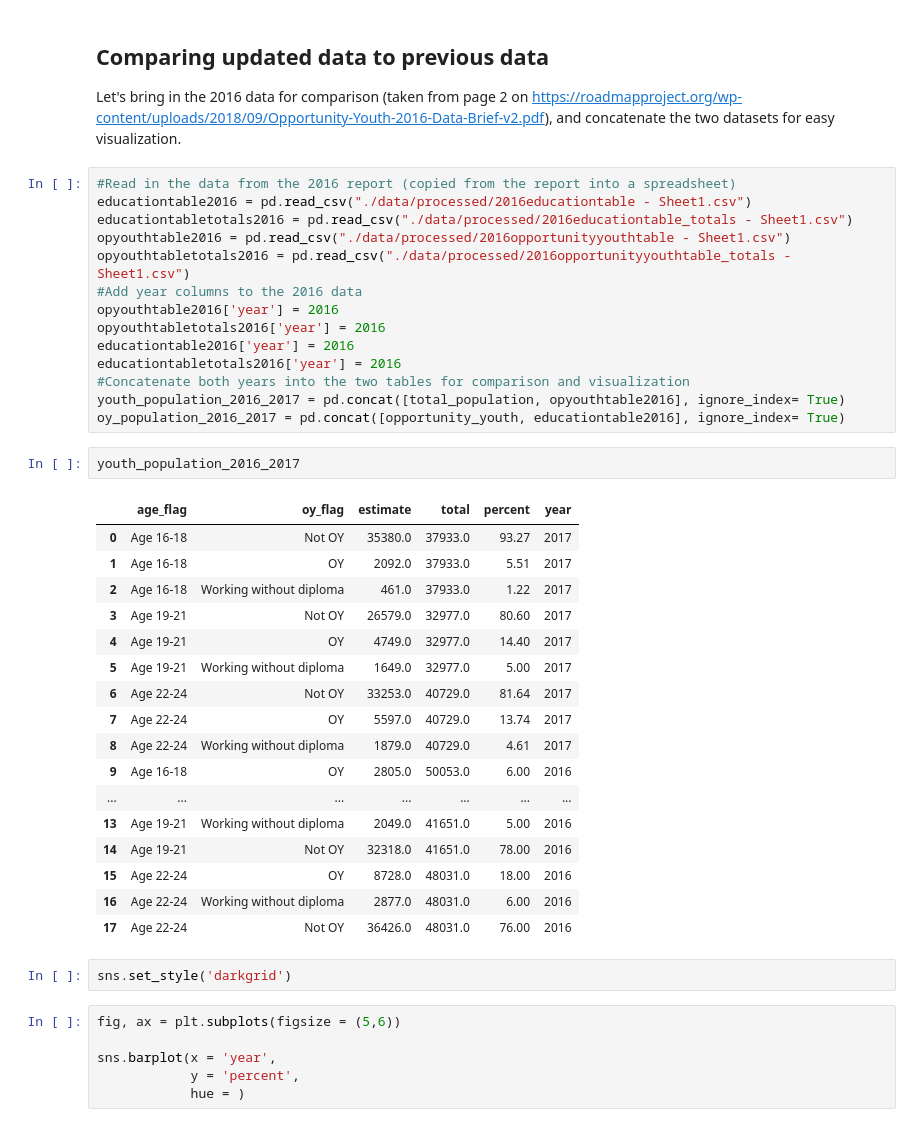
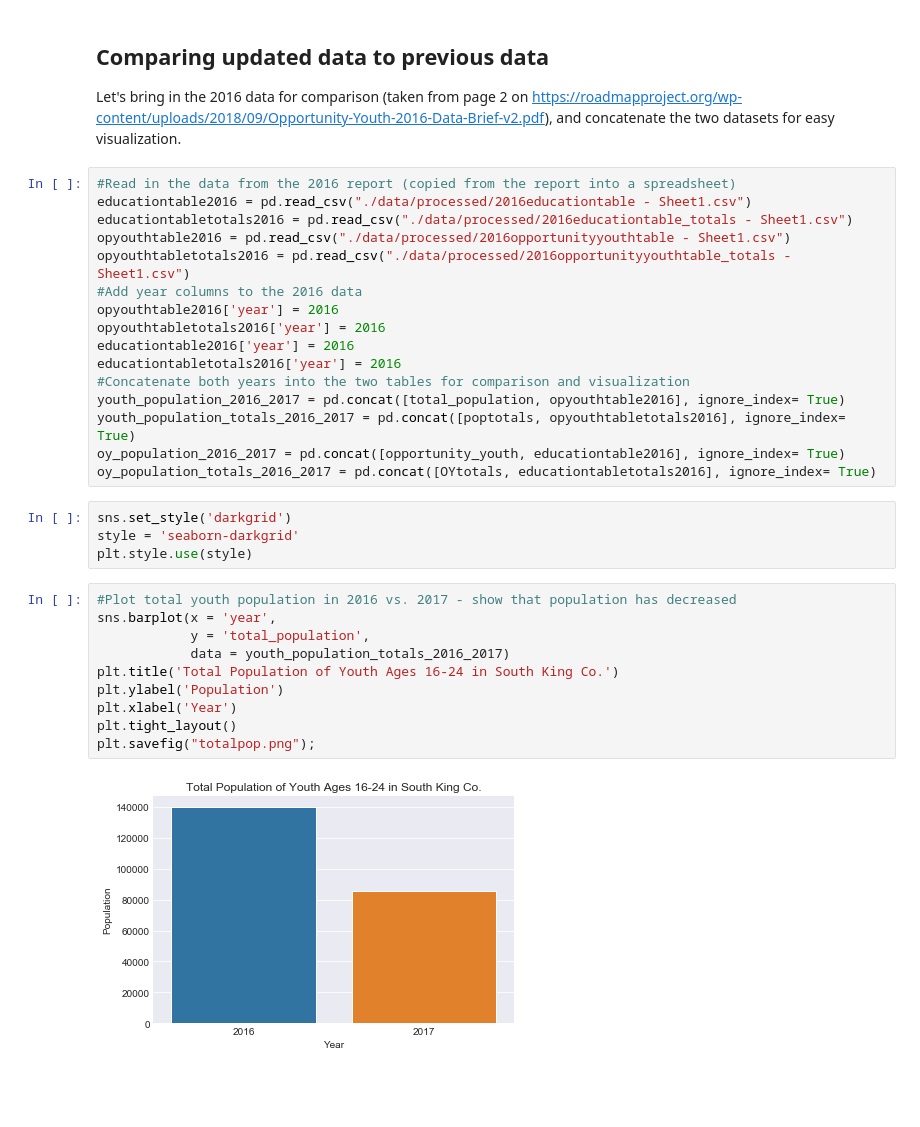
Before and after one commit to cenuno/opportunity_youth, a Jupyter notebook: Opportunity_Youth_Notebook.ipynb, the cells around one changed output. Drawn from its saved outputs; the diff is of its cells as text; blank space fills up the shorter version.

Commit message:
Added beginning bar plots

```diff
--- a/Opportunity_Youth_Notebook.ipynb
+++ b/Opportunity_Youth_Notebook.ipynb
@@ -191,32 +190,22 @@ educationtable2016['year'] = 2016
 educationtabletotals2016['year'] = 2016
 #Concatenate both years into the two tables for comparison and visualization
 youth_population_2016_2017 = pd.concat([total_population, opyouthtable2016], ignore_index= True)
+youth_population_totals_2016_2017 = pd.concat([poptotals, opyouthtabletotals2016], ignore_index= True)
 oy_population_2016_2017 = pd.concat([opportunity_youth, educationtable2016], ignore_index= True)
+oy_population_totals_2016_2017 = pd.concat([OYtotals, educationtabletotals2016], ignore_index= True)
-# %%
-youth_population_2016_2017
-# %% [output]
-|  | age_flag | oy_flag | estimate | total | percent | year |
-| 0 | Age 16-18 | Not OY | 35380.0 | 37933.0 | 93.27 | 2017 |
-| 1 | Age 16-18 | OY | 2092.0 | 37933.0 | 5.51 | 2017 |
-| 2 | Age 16-18 | Working without diploma | 461.0 | 37933.0 | 1.22 | 2017 |
-| 3 | Age 19-21 | Not OY | 26579.0 | 32977.0 | 80.60 | 2017 |
-| 4 | Age 19-21 | OY | 4749.0 | 32977.0 | 14.40 | 2017 |
-| 5 | Age 19-21 | Working without diploma | 1649.0 | 32977.0 | 5.00 | 2017 |
-| 6 | Age 22-24 | Not OY | 33253.0 | 40729.0 | 81.64 | 2017 |
-| 7 | Age 22-24 | OY | 5597.0 | 40729.0 | 13.74 | 2017 |
-| 8 | Age 22-24 | Working without diploma | 1879.0 | 40729.0 | 4.61 | 2017 |
-| 9 | Age 16-18 | OY | 2805.0 | 50053.0 | 6.00 | 2016 |
-| ... | ... | ... | ... | ... | ... | ... |
-| 13 | Age 19-21 | Working without diploma | 2049.0 | 41651.0 | 5.00 | 2016 |
-| 14 | Age 19-21 | Not OY | 32318.0 | 41651.0 | 78.00 | 2016 |
-| 15 | Age 22-24 | OY | 8728.0 | 48031.0 | 18.00 | 2016 |
-| 16 | Age 22-24 | Working without diploma | 2877.0 | 48031.0 | 6.00 | 2016 |
-| 17 | Age 22-24 | Not OY | 36426.0 | 48031.0 | 76.00 | 2016 |
 # %%
 sns.set_style('darkgrid')
+style = 'seaborn-darkgrid'
+plt.style.use(style)
-# %%
-fig, ax = plt.subplots(figsize = (5,6))
-
-sns.barplot(x = 'year',
-            y = 'percent',
-            hue = )
+# %%
+#Plot total youth population in 2016 vs. 2017 - show that population has decreased
+sns.barplot(x = 'year',
+            y = 'total_population',
+            data = youth_population_totals_2016_2017)
+plt.title('Total Population of Youth Ages 16-24 in South King Co.')
+plt.ylabel('Population')
+plt.xlabel('Year')
+plt.tight_layout()
+plt.savefig("totalpop.png");
+# %% [output]
+[figure, added]
```
Also changed, not shown: parts of 5 cells of this notebook, 1 other file.
